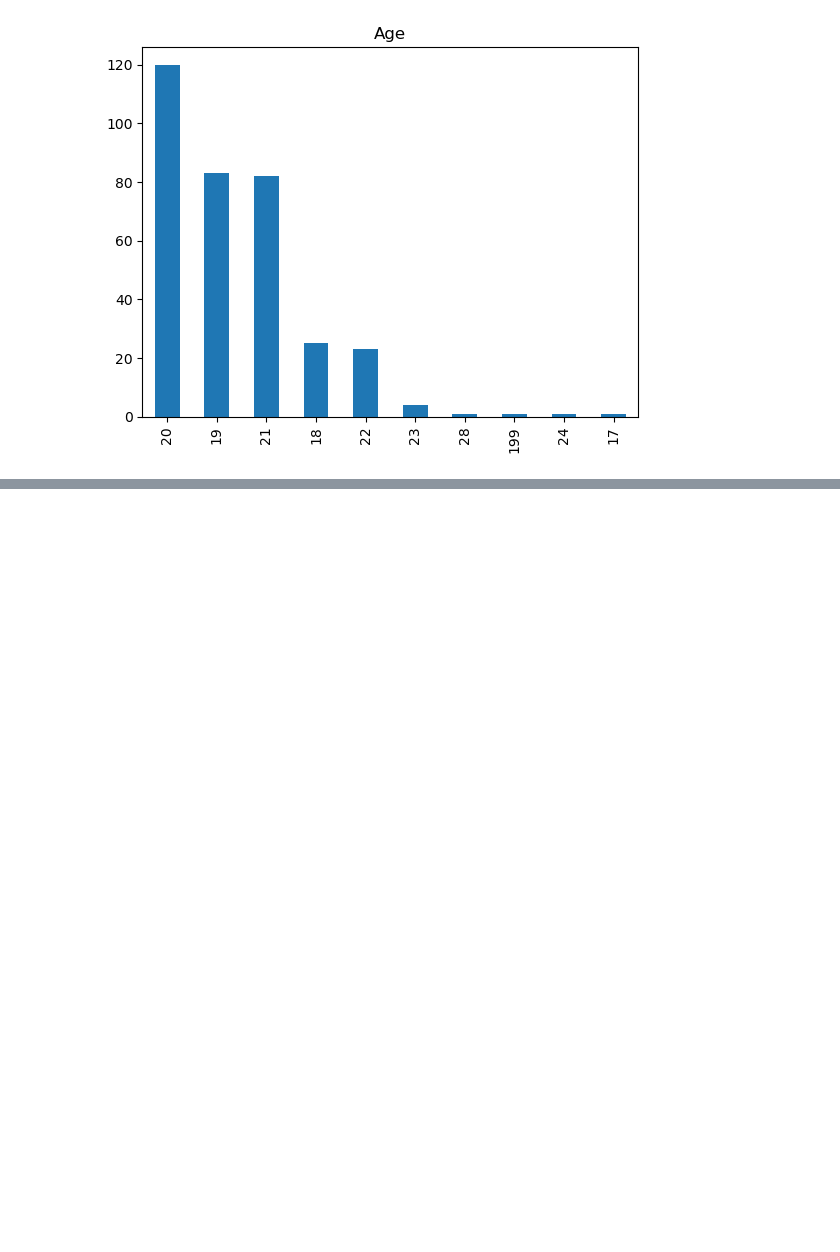
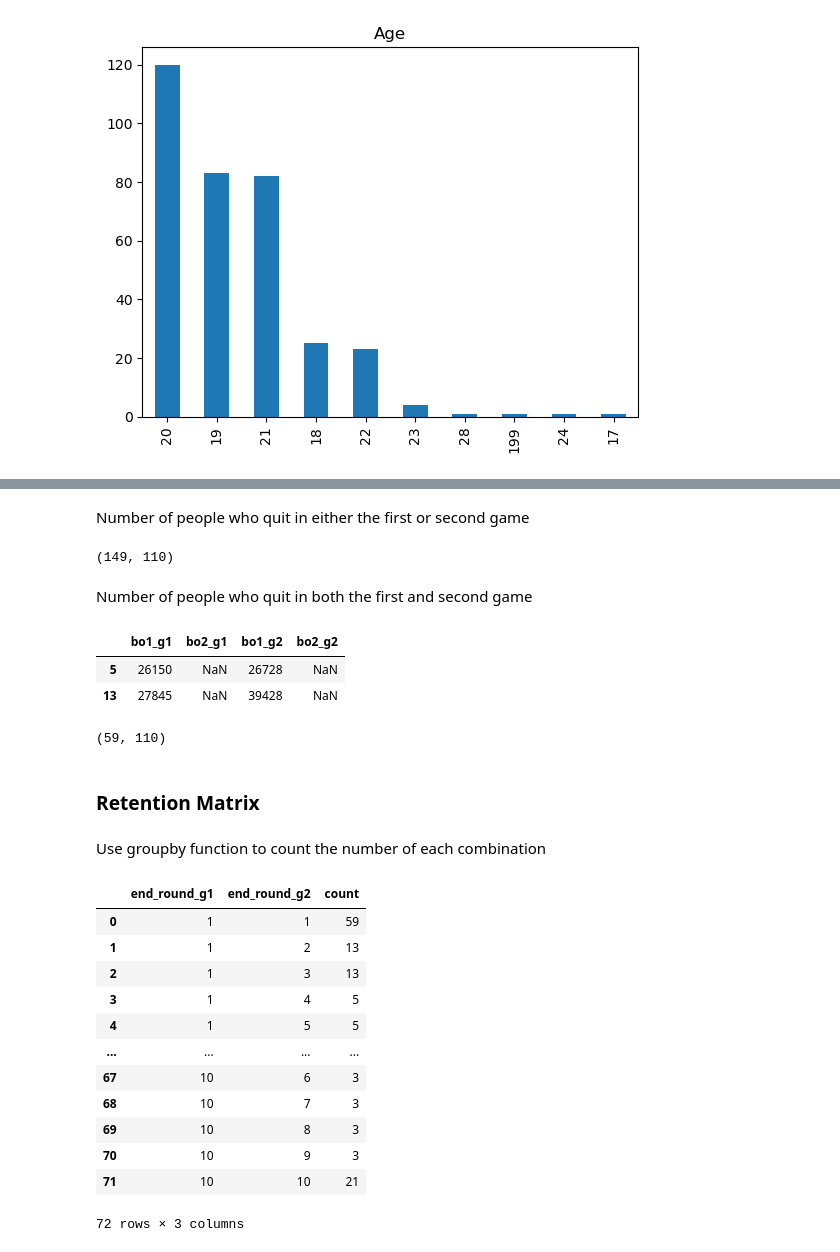
Before and after one commit to laurenlsun/dond-collected-analysis, a Jupyter notebook: collected data analysis.ipynb, the cells around one changed output, grey strips where cells are left out. Saved outputs shown, nothing was run; the diff lists cells and outputs as text; code cells hidden in the pictures; blank space fills up the shorter version.

```diff
--- a/collected data analysis.ipynb
+++ b/collected data analysis.ipynb
@@ -551,0 +563,41 @@ Text(0.5, 1.0, 'Age')
+# %% [markdown]
+Number of people who quit in either the first or second game
+# %%
+quit.shape
+# %% [output]
+(149, 110)
+# %% [markdown]
+Number of people who quit in both the first and second game
+# %%
+quitboth = df[(df['end_round_g1']==1) & (df['end_round_g2']==1)]
+quitboth[['bo1_g1', 'bo2_g1', 'bo1_g2', 'bo2_g2']].head(2)
+# %% [output]
+|  | bo1_g1 | bo2_g1 | bo1_g2 | bo2_g2 |
+| 5 | 26150 | NaN | 26728 | NaN |
+| 13 | 27845 | NaN | 39428 | NaN |
+# %%
+quitboth.shape
+# %% [output]
+(59, 110)
+# %% [markdown]
+### Retention Matrix
+# %% [markdown]
+Use groupby function to count the number of each combination
+# %%
+tuple_counts = df.groupby(['end_round_g1', 'end_round_g2']).size().reset_index(name='count')
+tuple_counts.fillna(0)
+tuple_counts
+# %% [output]
+|  | end_round_g1 | end_round_g2 | count |
+| 0 | 1 | 1 | 59 |
+| 1 | 1 | 2 | 13 |
+| 2 | 1 | 3 | 13 |
+| 3 | 1 | 4 | 5 |
+| 4 | 1 | 5 | 5 |
+| ... | ... | ... | ... |
+| 67 | 10 | 6 | 3 |
+| 68 | 10 | 7 | 3 |
+| 69 | 10 | 8 | 3 |
+| 70 | 10 | 9 | 3 |
+| 71 | 10 | 10 | 21 |
+72 rows × 3 columns
```
Also changed, not shown: parts of 7 cells of this notebook.
